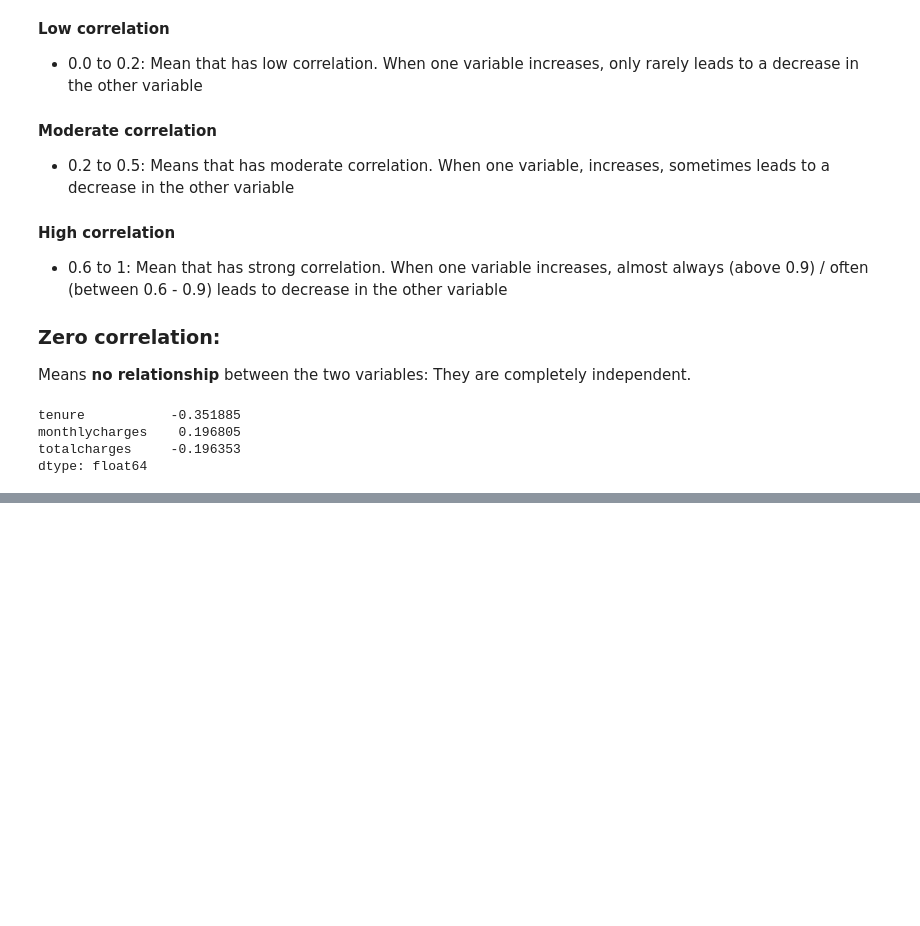
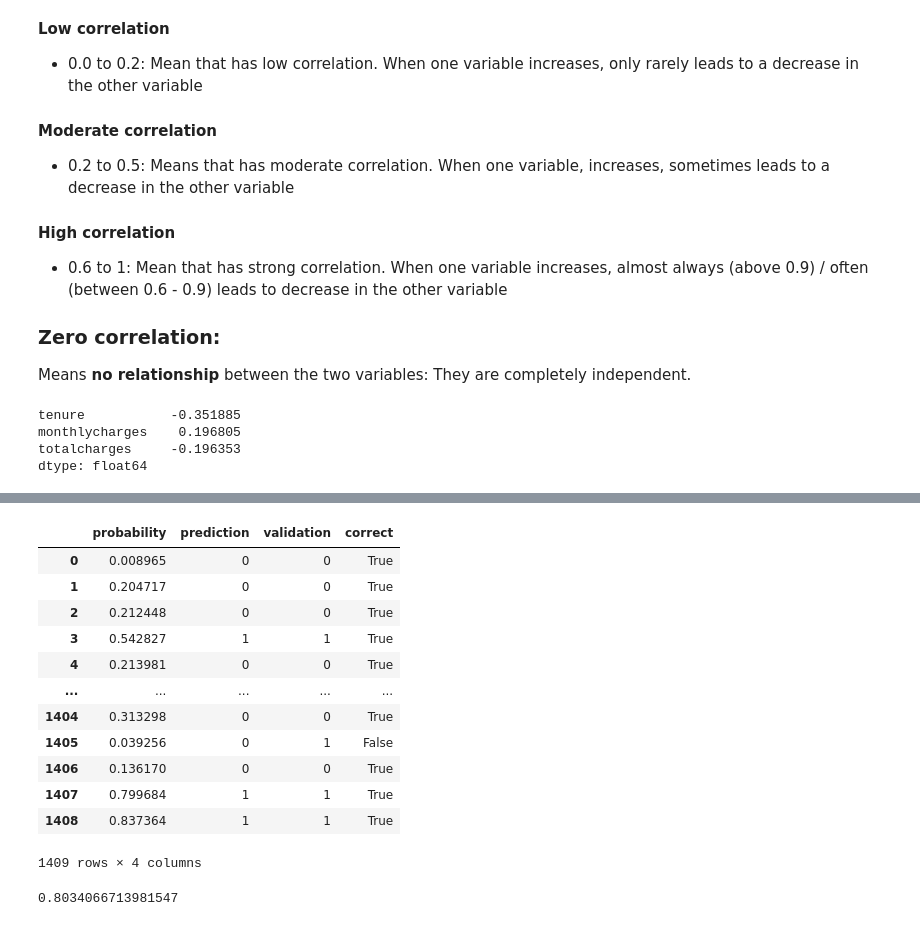
Before and after one commit to harg74/ML_ZoomCamp_2022, a Jupyter notebook: 3-Machine_Learning_for_Classification/03-machine_learning_for_classification.ipynb, the cells around one changed output, grey strips where cells are left out. Drawn from its saved outputs; the diff is of its cells as text; code cells hidden in the pictures; blank space fills up the shorter version.

Commit message:
3.10 Training logistic regression with Scikit-Learn

```diff
--- a/3-Machine_Learning_for_Classification/03-machine_learning_for_classification.ipynb
+++ b/3-Machine_Learning_for_Classification/03-machine_learning_for_classification.ipynb
@@ -595,0 +602,3 @@ plt.plot(z, sigmoid(z))
+# %%
+model = LogisticRegression(max_iter=100)
+model.fit(X_train, y_train)
@@ -595,0 +652,4 @@ plt.plot(z, sigmoid(z))
+# %%
+#we are only interested in columns that churns
+y_pred = model.predict_proba(X_val)[:,1]
+y_pred
@@ -595,0 +659,3 @@ plt.plot(z, sigmoid(z))
+# %%
+churn_decision = (y_pred >= 0.5)
+churn_decision
@@ -595,0 +691,6 @@ plt.plot(z, sigmoid(z))
+# %%
+df_pred = pd.DataFrame()
+df_pred['probability'] = y_pred
+df_pred['prediction'] = churn_decision.astype(int)
+df_pred['validation'] = y_val
+df_pred.tail()
@@ -595,0 +704,23 @@ plt.plot(z, sigmoid(z))
+# %%
+df_pred['correct'] = df_pred.prediction == df_pred.validation
+df_pred
+# %% [output]
+|  | probability | prediction | validation | correct |
+| 0 | 0.008965 | 0 | 0 | True |
+| 1 | 0.204717 | 0 | 0 | True |
+| 2 | 0.212448 | 0 | 0 | True |
+| 3 | 0.542827 | 1 | 1 | True |
+| 4 | 0.213981 | 0 | 0 | True |
+| ... | ... | ... | ... | ... |
+| 1404 | 0.313298 | 0 | 0 | True |
+| 1405 | 0.039256 | 0 | 1 | False |
+| 1406 | 0.136170 | 0 | 0 | True |
+| 1407 | 0.799684 | 1 | 1 | True |
+| 1408 | 0.837364 | 1 | 1 | True |
+1409 rows × 4 columns
+# %%
+#80% of the cases when our model says a person is going to churn or not going to churn, is actually true
+#20% of the cases when our model says a person is going to churn or not going to churn, is actually false
+df_pred.correct.mean()
+# %% [output]
+0.8034066713981547
```
Also changed, not shown: parts of 61 cells of this notebook.
